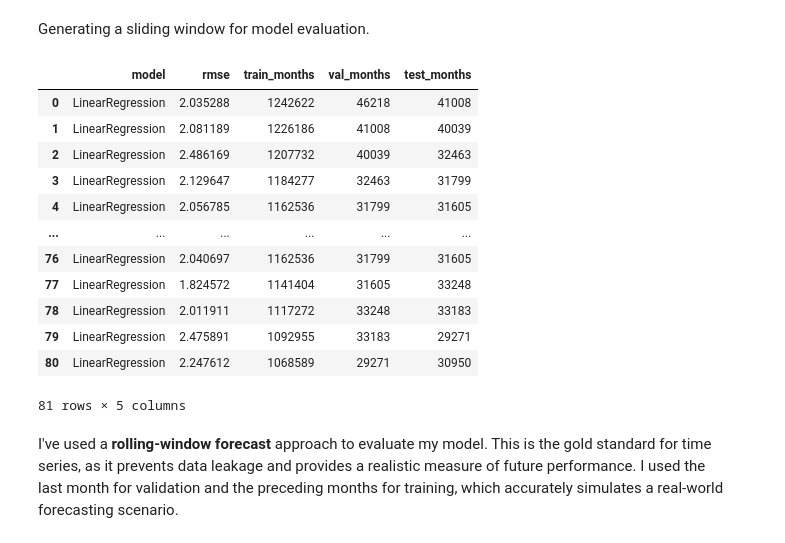
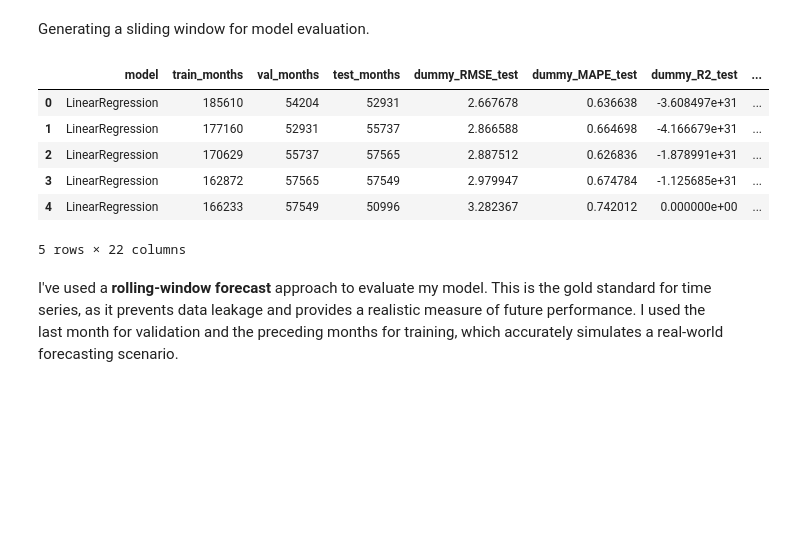
Before and after one commit to ffjjzz/InnowiseInternship, a Jupyter notebook: notebooks/validation_schema_test.ipynb, the cells around one changed output. Drawn from its saved outputs; the diff is of its cells as text; code cells hidden in the pictures; blank space fills up the shorter version.

Commit message:
first model validated

```diff
--- a/notebooks/validation_schema_test.ipynb
+++ b/notebooks/validation_schema_test.ipynb
@@ -34,2 +36,4 @@ for file_name in file_names:
+# %%
+train = (data_storage['12m_lags' ])
 # %%
 import sys
@@ -42,7 +48,7 @@ np.int64(33)
 # %% [markdown]
 Generating a sliding window for model evaluation.
 # %%
-validator = TimeSeriesRollingValidator(data_storage["0m_lags"], 'date_block_num', train_window=24, test_window=1)
+validator = TimeSeriesRollingValidator(train, 'date_block_num', train_window=3, test_window=1)
 splits = validator.split_data_rolling()
 # %%
 from sklearn.linear_model import LinearRegression
@@ -50,34 +58,29 @@ from sklearn.metrics import root_mean_squared_error
-# %%
-models = list()
-for train_set, val_set, test_set in splits:
-    X_train = train_set.drop(columns=['item_cnt_month'])
-    y_train = train_set['item_cnt_month']
-
-    X_val = val_set.drop(columns=['item_cnt_month'])
-    y_val = val_set['item_cnt_month']
-
-    X_test = test_set.drop(columns=['item_cnt_month'])
-    y_test = test_set['item_cnt_month']
-
-    model = LinearRegression()
-    model.fit(X_train, y_train)
-
-    models.append(model)
+# %%
+def model_learning_function(train, val, test):
+    X_train = train.drop(columns=['item_cnt_month'])
+    y_train = train['item_cnt_month']
+
+    model = LinearRegression()
+    model.fit(X_train, y_train)
+
+    return model
 # %%
-validator.validate(models, splits, "item_cnt_month")
+metrics = {
+    "RMSE": root_mean_squared_error,
+    "MAPE": mean_absolute_percentage_error,
+    "R2": r2_score
+}
+
+
+validation_data = validator.validate(model_learning_function, metrics, splits, "item_cnt_month")
+validation_data.head(5)
 # %% [output]
-|  | model | rmse | train_months | val_months | test_months |
-| 0 | LinearRegression | 2.035288 | 1242622 | 46218 | 41008 |
-| 1 | LinearRegression | 2.081189 | 1226186 | 41008 | 40039 |
-| 2 | LinearRegression | 2.486169 | 1207732 | 40039 | 32463 |
-| 3 | LinearRegression | 2.129647 | 1184277 | 32463 | 31799 |
-| 4 | LinearRegression | 2.056785 | 1162536 | 31799 | 31605 |
-| ... | ... | ... | ... | ... | ... |
-| 76 | LinearRegression | 2.040697 | 1162536 | 31799 | 31605 |
-| 77 | LinearRegression | 1.824572 | 1141404 | 31605 | 33248 |
-| 78 | LinearRegression | 2.011911 | 1117272 | 33248 | 33183 |
-| 79 | LinearRegression | 2.475891 | 1092955 | 33183 | 29271 |
-| 80 | LinearRegression | 2.247612 | 1068589 | 29271 | 30950 |
+|  | model | train_months | val_months | test_months | dummy_RMSE_test | dummy_MAPE_test | dummy_R2_test | ... |
+| 0 | LinearRegression | 185610 | 54204 | 52931 | 2.667678 | 0.636638 | -3.608497e+31 | ... |
+| 1 | LinearRegression | 177160 | 52931 | 55737 | 2.866588 | 0.664698 | -4.166679e+31 | ... |
+| 2 | LinearRegression | 170629 | 55737 | 57565 | 2.887512 | 0.626836 | -1.878991e+31 | ... |
+| 3 | LinearRegression | 162872 | 57565 | 57549 | 2.979947 | 0.674784 | -1.125685e+31 | ... |
+| 4 | LinearRegression | 166233 | 57549 | 50996 | 3.282367 | 0.742012 | 0.000000e+00 | ... |
-81 rows × 5 columns
+5 rows × 22 columns
 # %% [markdown]
 I've used a **rolling-window forecast** approach to evaluate my model. This is the gold standard for time series, as it prevents data leakage and provides a realistic measure of future performance. I used the last month for validation and the preceding months for training, which accurately simulates a real-world forecasting scenario.
```
Also changed, not shown: parts of 7 cells of this notebook, 10 other files.
